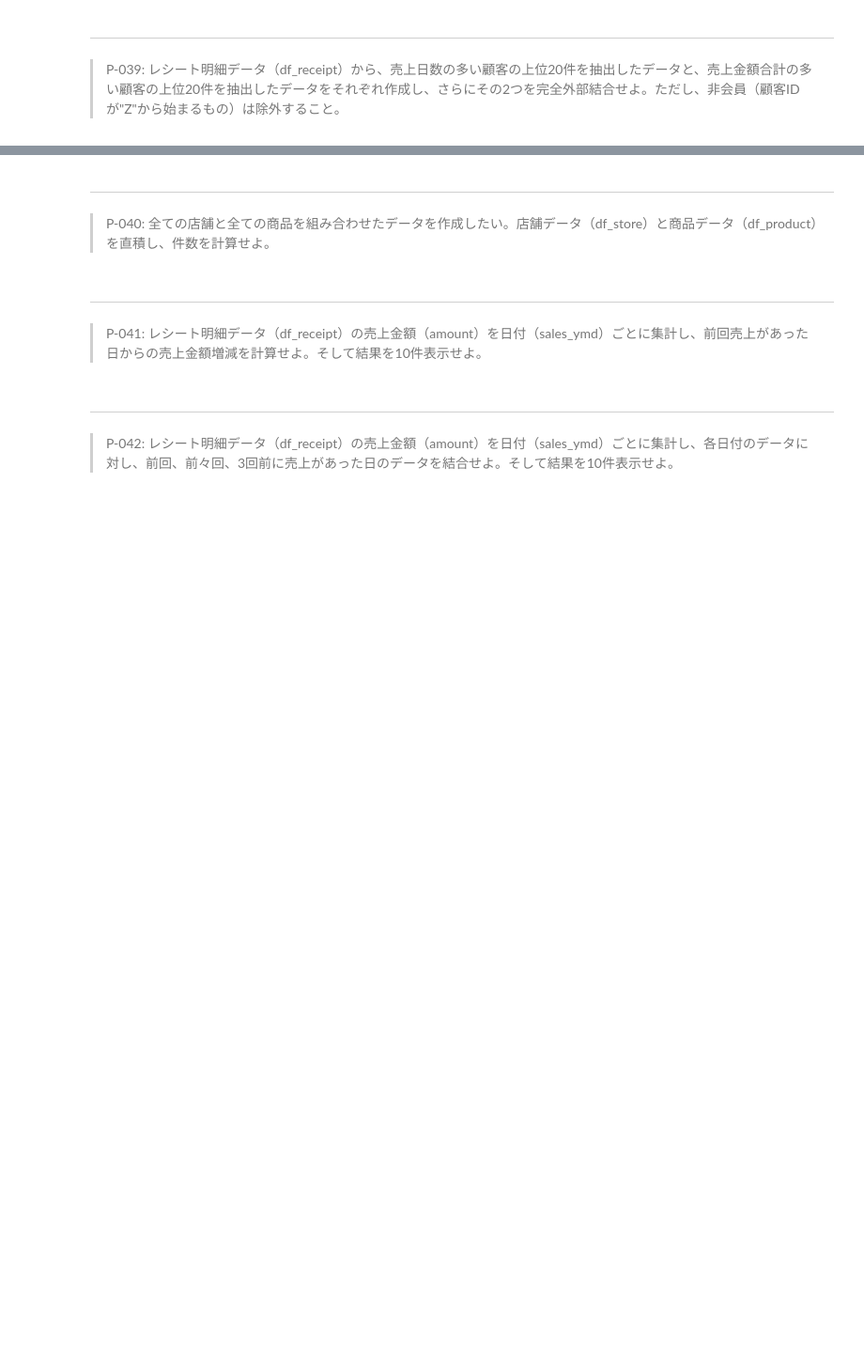
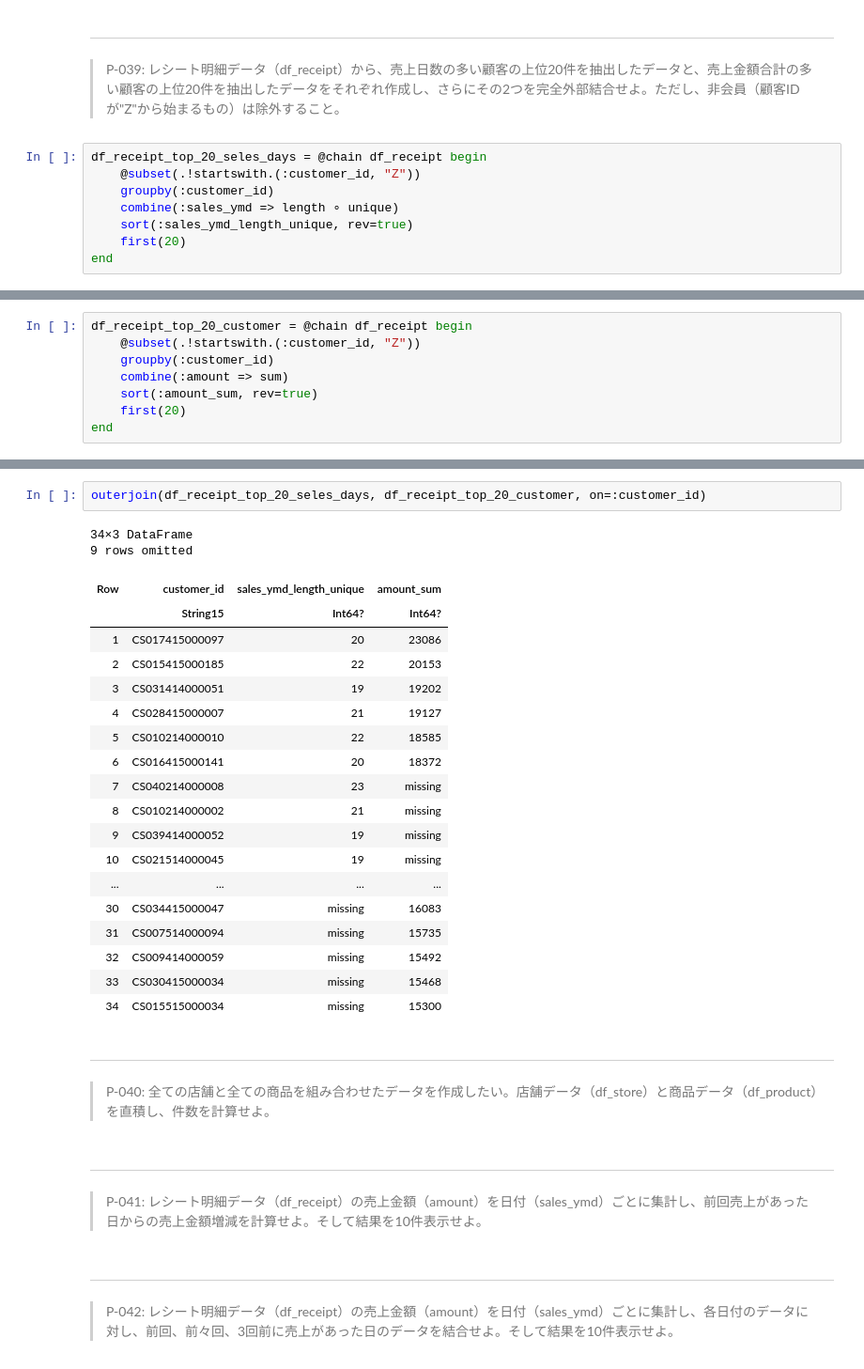
Before and after one commit to kuru-to/100knocks-preprocess, a Jupyter notebook: docker/work/preprocess_knock_Julia.ipynb, the cells around one changed output, grey strips where cells are left out. Shown at 94% size. Cells and saved outputs as stored; diff of their text form; blank space fills up the shorter version.

```diff
--- a/docker/work/preprocess_knock_Julia.ipynb
+++ b/docker/work/preprocess_knock_Julia.ipynb
@@ -833,3 +877,11 @@ end
 # %% [markdown]
 ---
 > P-039: レシート明細データ（df_receipt）から、売上日数の多い顧客の上位20件を抽出したデータと、売上金額合計の多い顧客の上位20件を抽出したデータをそれぞれ作成し、さらにその2つを完全外部結合せよ。ただし、非会員（顧客IDが"Z"から始まるもの）は除外すること。
+# %%
+df_receipt_top_20_seles_days = @chain df_receipt begin
+    @subset(.!startswith.(:customer_id, "Z"))
+    groupby(:customer_id)
+    combine(:sales_ymd => length ∘ unique)
+    sort(:sales_ymd_length_unique, rev=true)
+    first(20)
+end
@@ -835,0 +908,8 @@ end
+# %%
+df_receipt_top_20_customer = @chain df_receipt begin
+    @subset(.!startswith.(:customer_id, "Z"))
+    groupby(:customer_id)
+    combine(:amount => sum)
+    sort(:amount_sum, rev=true)
+    first(20)
+end
@@ -836,3 +936,26 @@ end
+# %%
+outerjoin(df_receipt_top_20_seles_days, df_receipt_top_20_customer, on=:customer_id)
+# %% [output]
+34×3 DataFrame
+9 rows omitted
+| Row | customer_id | sales_ymd_length_unique | amount_sum |
+|  | String15 | Int64? | Int64? |
+| 1 | CS017415000097 | 20 | 23086 |
+| 2 | CS015415000185 | 22 | 20153 |
+| 3 | CS031414000051 | 19 | 19202 |
+| 4 | CS028415000007 | 21 | 19127 |
+| 5 | CS010214000010 | 22 | 18585 |
+| 6 | CS016415000141 | 20 | 18372 |
+| 7 | CS040214000008 | 23 | missing |
+| 8 | CS010214000002 | 21 | missing |
+| 9 | CS039414000052 | 19 | missing |
+| 10 | CS021514000045 | 19 | missing |
+| ... | ... | ... | ... |
+| 30 | CS034415000047 | missing | 16083 |
+| 31 | CS007514000094 | missing | 15735 |
+| 32 | CS009414000059 | missing | 15492 |
+| 33 | CS030415000034 | missing | 15468 |
+| 34 | CS015515000034 | missing | 15300 |
 # %% [markdown]
 ---
 > P-040: 全ての店舗と全ての商品を組み合わせたデータを作成したい。店舗データ（df_store）と商品データ（df_product）を直積し、件数を計算せよ。
```
Also changed, not shown: parts of 5 cells of this notebook.
